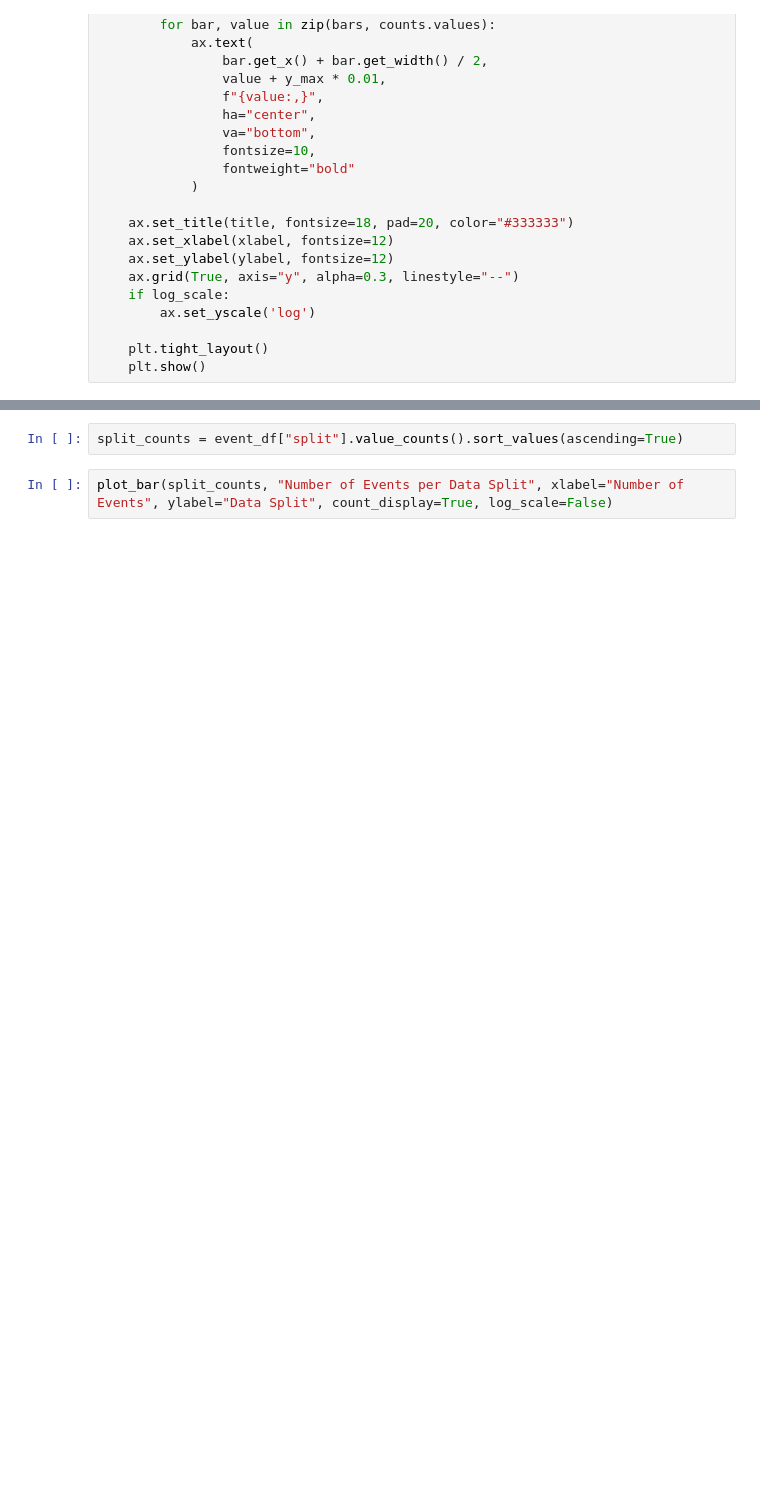
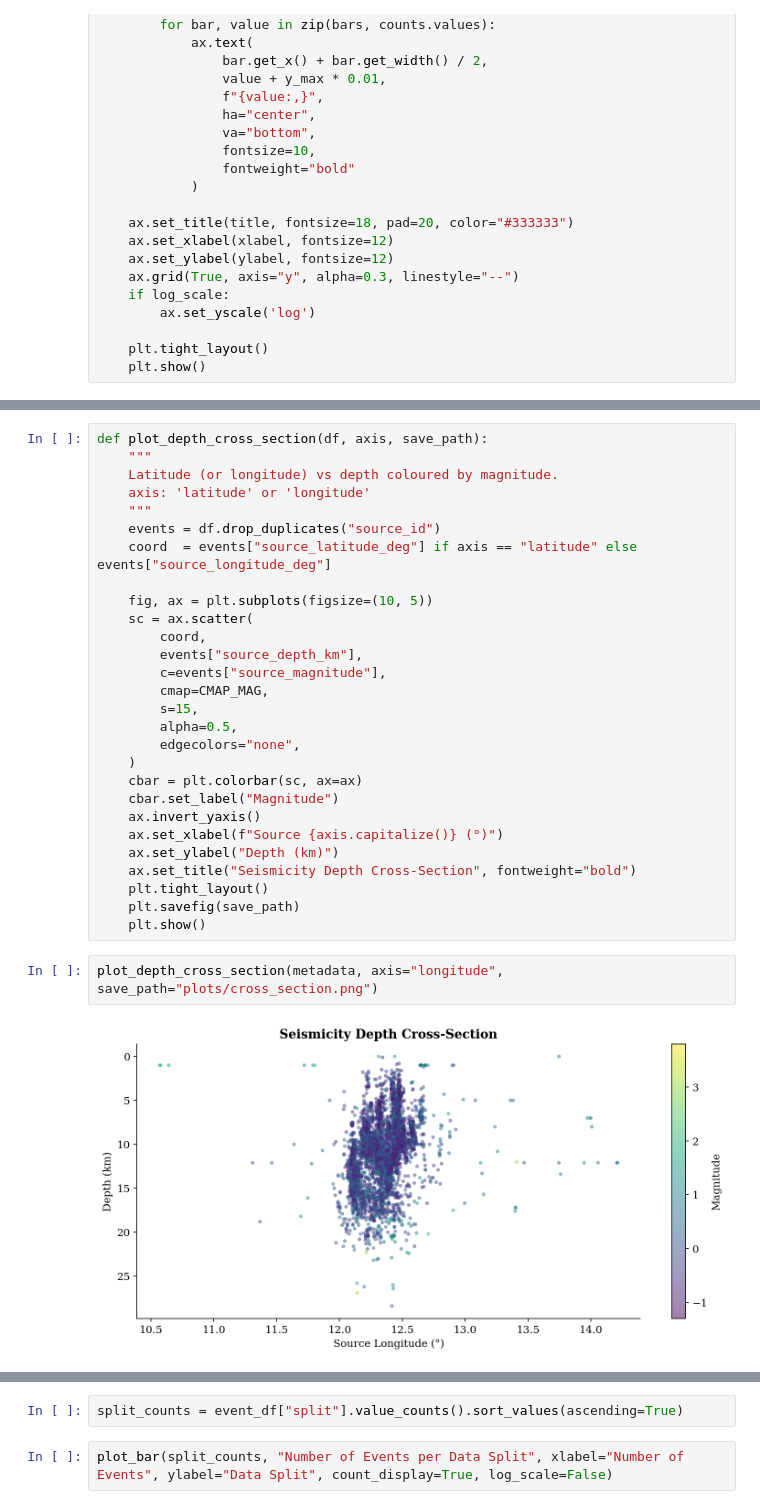
Before and after one commit to KhuzaimahAziz/thesis_seismology, a Jupyter notebook: initial_analysis.ipynb, the cells around one changed output, grey strips where cells are left out. Saved outputs shown, nothing was run; the diff lists cells and outputs as text; blank space fills up the shorter version.

```diff
--- a/initial_analysis.ipynb
+++ b/initial_analysis.ipynb
@@ -178,0 +240,32 @@ def plot_bar(
+# %%
+def plot_depth_cross_section(df, axis, save_path):
+    """
+    Latitude (or longitude) vs depth coloured by magnitude.
+    axis: 'latitude' or 'longitude'
+    """
+    events = df.drop_duplicates("source_id")
+    coord  = events["source_latitude_deg"] if axis == "latitude" else events["source_longitude_deg"]
+
+    fig, ax = plt.subplots(figsize=(10, 5))
+    sc = ax.scatter(
+        coord,
+        events["source_depth_km"],
+        c=events["source_magnitude"],
+        cmap=CMAP_MAG,
+        s=15,
+        alpha=0.5,
+        edgecolors="none",
+    )
+    cbar = plt.colorbar(sc, ax=ax)
+    cbar.set_label("Magnitude")
+    ax.invert_yaxis()
+    ax.set_xlabel(f"Source {axis.capitalize()} (°)")
+    ax.set_ylabel("Depth (km)")
+    ax.set_title("Seismicity Depth Cross-Section", fontweight="bold")
+    plt.tight_layout()
+    plt.savefig(save_path)
+    plt.show()
+# %%
+plot_depth_cross_section(metadata, axis="longitude", save_path="plots/cross_section.png")
+# %% [output]
+[figure, added]
```
Also changed, not shown: parts of 47 cells of this notebook, 3 other files.
